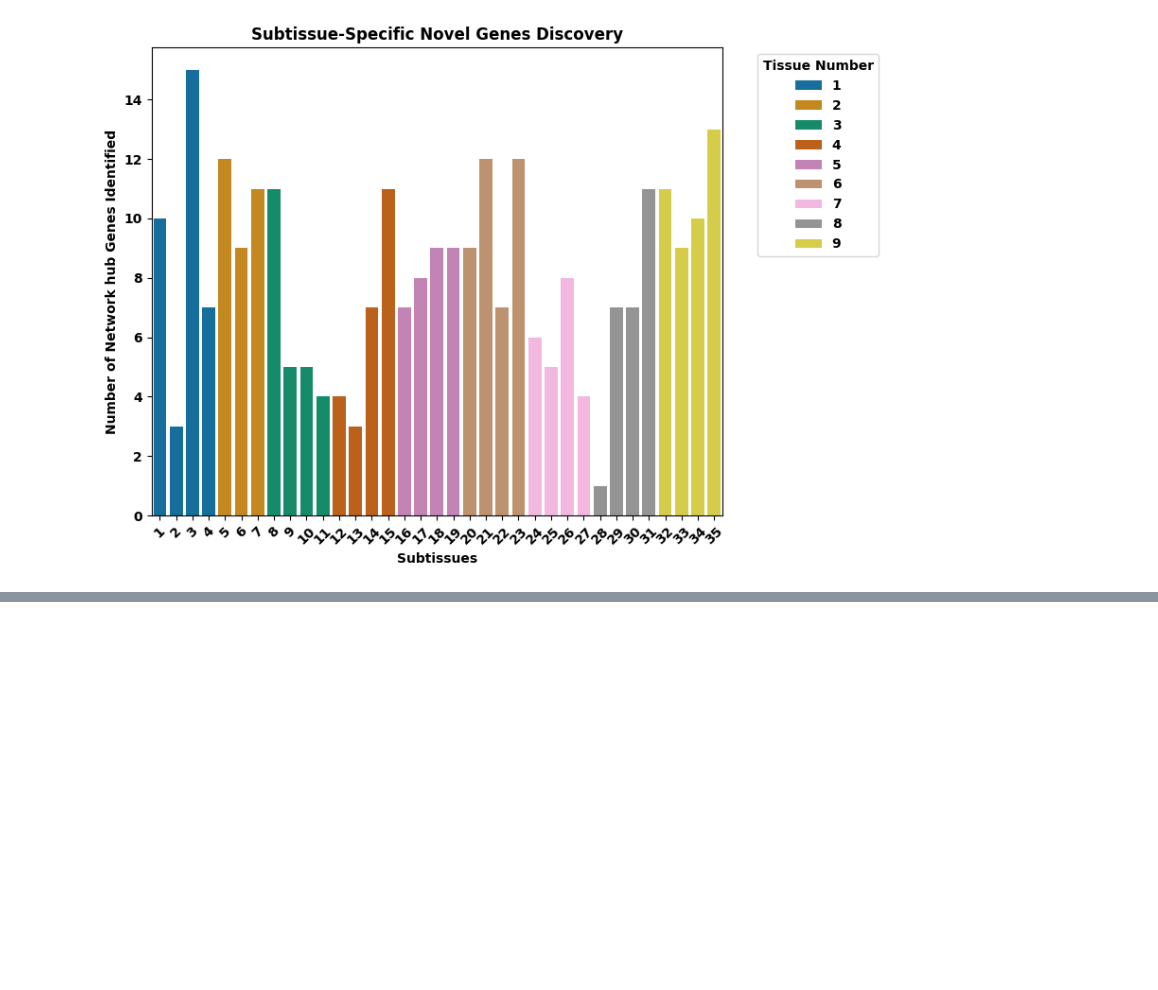
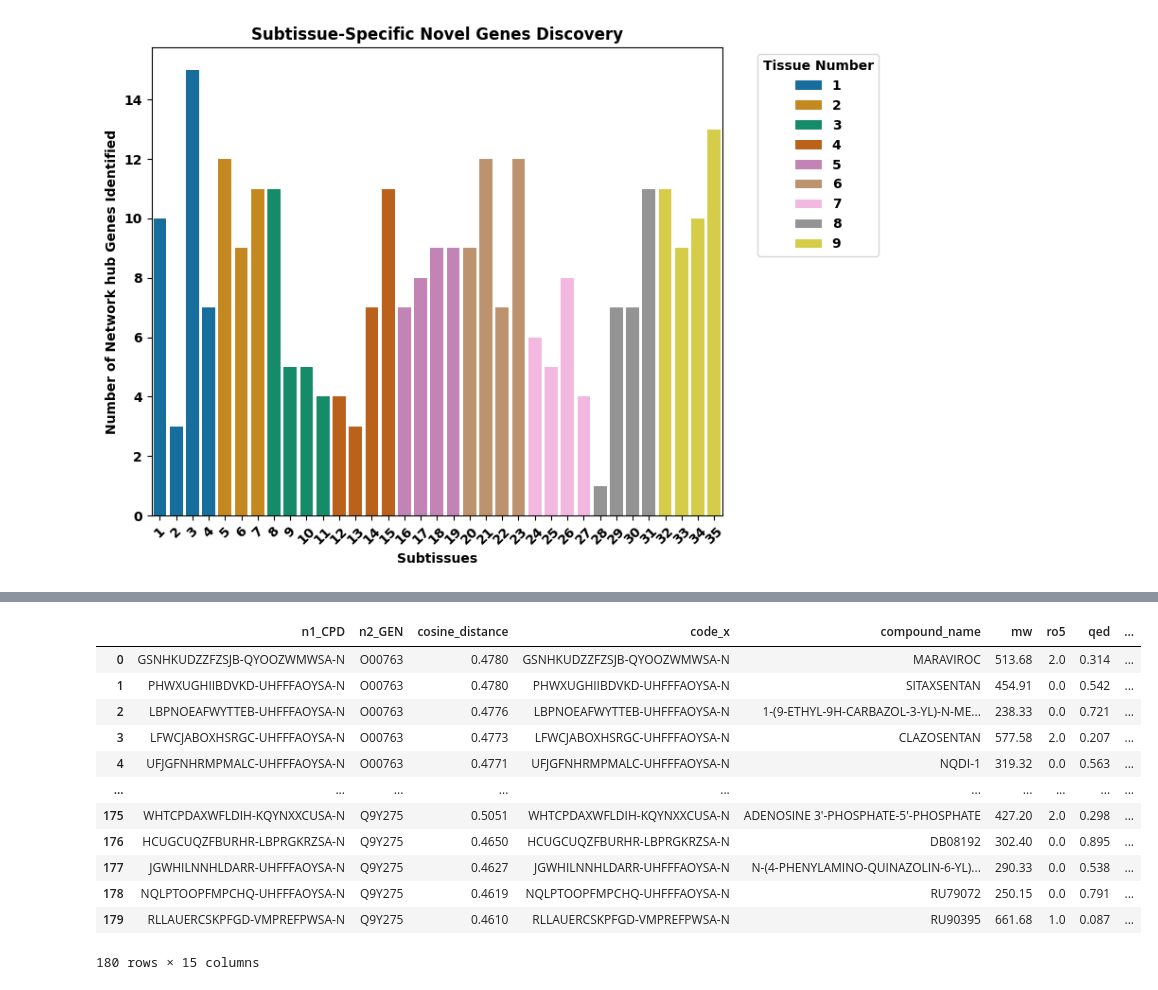
Before and after one commit to mmottaqii/AD-Biomarkers-MultiOmics, a Jupyter notebook: scripts/review_aug_26.ipynb, the cells around one changed output, grey strips where cells are left out. Drawn from its saved outputs; the diff is of its cells as text; code cells hidden in the pictures; blank space fills up the shorter version.

```diff
--- a/scripts/review_aug_26.ipynb
+++ b/scripts/review_aug_26.ipynb
@@ -4284,0 +4379,20 @@ plt.show()
+# %%
+# Rank compounds for each gene based on cosine similarity and select top 5
+top_compounds = embeddings_filtered.groupby('gene_name').apply(
+    lambda x: x.nlargest(5, 'cosine_distance')
+).reset_index(drop=True)
+top_compounds
+# %% [output]
+|  | n1_CPD | n2_GEN | cosine_distance | code_x | compound_name | mw | ro5 | qed | ... |
+| 0 | GSNHKUDZZFZSJB-QYOOZWMWSA-N | O00763 | 0.4780 | GSNHKUDZZFZSJB-QYOOZWMWSA-N | MARAVIROC | 513.68 | 2.0 | 0.314 | ... |
+| 1 | PHWXUGHIIBDVKD-UHFFFAOYSA-N | O00763 | 0.4780 | PHWXUGHIIBDVKD-UHFFFAOYSA-N | SITAXSENTAN | 454.91 | 0.0 | 0.542 | ... |
+| 2 | LBPNOEAFWYTTEB-UHFFFAOYSA-N | O00763 | 0.4776 | LBPNOEAFWYTTEB-UHFFFAOYSA-N | 1-(9-ETHYL-9H-CARBAZOL-3-YL)-N-ME... | 238.33 | 0.0 | 0.721 | ... |
+| 3 | LFWCJABOXHSRGC-UHFFFAOYSA-N | O00763 | 0.4773 | LFWCJABOXHSRGC-UHFFFAOYSA-N | CLAZOSENTAN | 577.58 | 2.0 | 0.207 | ... |
+| 4 | UFJGFNHRMPMALC-UHFFFAOYSA-N | O00763 | 0.4771 | UFJGFNHRMPMALC-UHFFFAOYSA-N | NQDI-1 | 319.32 | 0.0 | 0.563 | ... |
+| ... | ... | ... | ... | ... | ... | ... | ... | ... | ... |
+| 175 | WHTCPDAXWFLDIH-KQYNXXCUSA-N | Q9Y275 | 0.5051 | WHTCPDAXWFLDIH-KQYNXXCUSA-N | ADENOSINE 3'-PHOSPHATE-5'-PHOSPHATE | 427.20 | 2.0 | 0.298 | ... |
+| 176 | HCUGCUQZFBURHR-LBPRGKRZSA-N | Q9Y275 | 0.4650 | HCUGCUQZFBURHR-LBPRGKRZSA-N | DB08192 | 302.40 | 0.0 | 0.895 | ... |
+| 177 | JGWHILNNHLDARR-UHFFFAOYSA-N | Q9Y275 | 0.4627 | JGWHILNNHLDARR-UHFFFAOYSA-N | N-(4-PHENYLAMINO-QUINAZOLIN-6-YL)... | 290.33 | 0.0 | 0.538 | ... |
+| 178 | NQLPTOOPFMPCHQ-UHFFFAOYSA-N | Q9Y275 | 0.4619 | NQLPTOOPFMPCHQ-UHFFFAOYSA-N | RU79072 | 250.15 | 0.0 | 0.791 | ... |
+| 179 | RLLAUERCSKPFGD-VMPREFPWSA-N | Q9Y275 | 0.4610 | RLLAUERCSKPFGD-VMPREFPWSA-N | RU90395 | 661.68 | 1.0 | 0.087 | ... |
+180 rows × 15 columns
```
Also changed, not shown: parts of 13 cells of this notebook.
